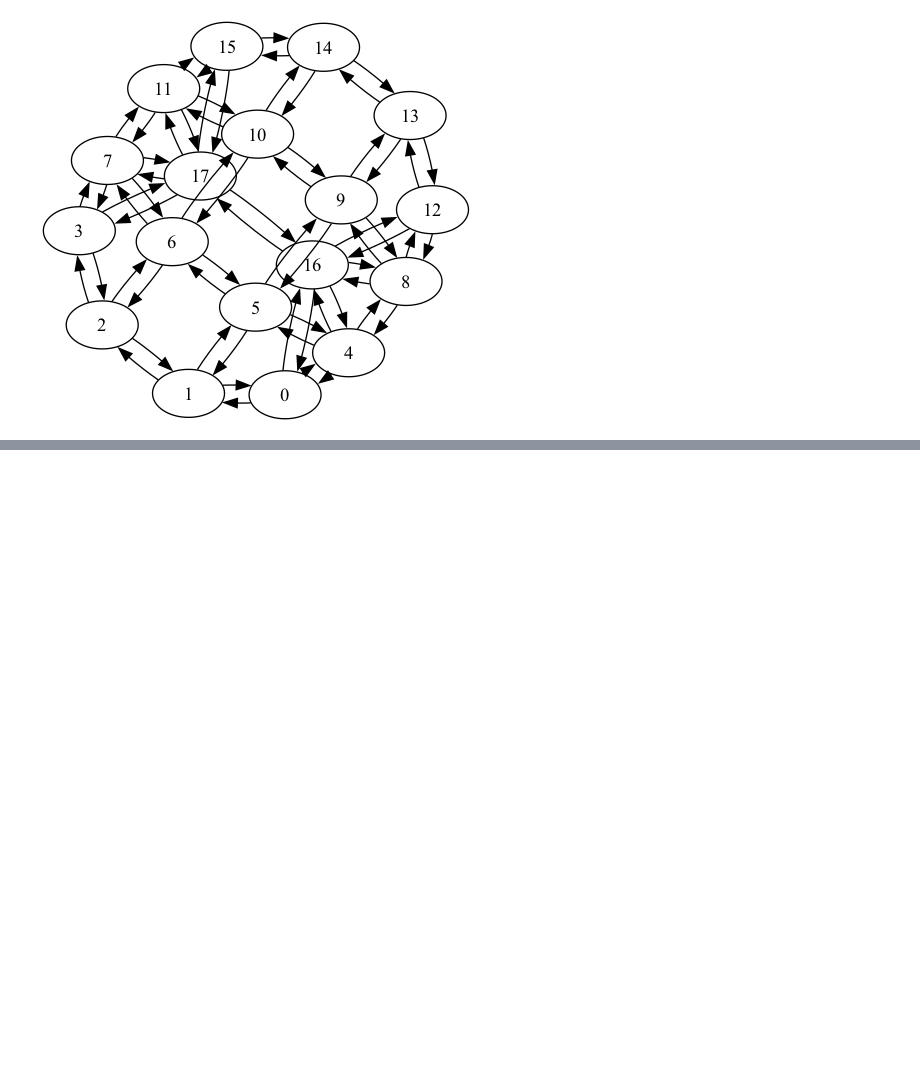
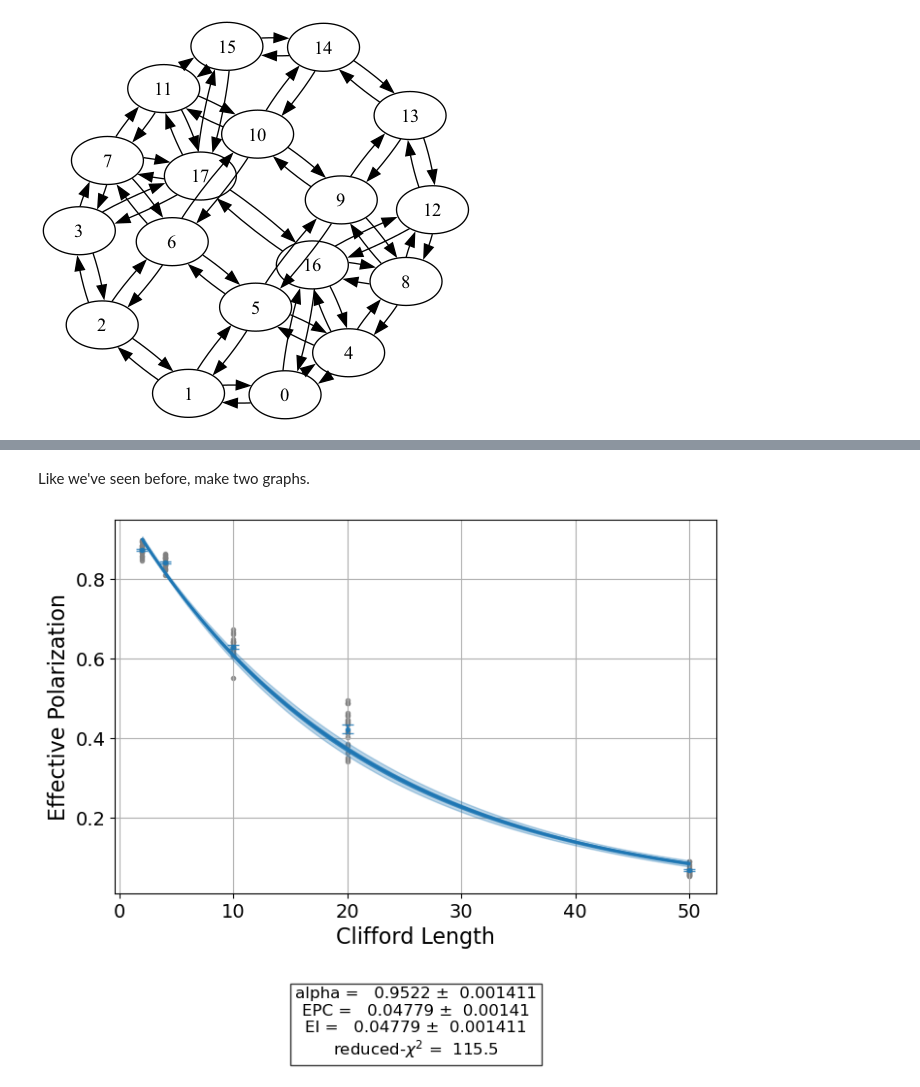
Before and after one commit to moth-quantum/qiskit-device-benchmarking, a Jupyter notebook: mirror_qa_topo.ipynb, the cells around one changed output, grey strips where cells are left out. Drawn from its saved outputs; the diff is of its cells as text; code cells hidden in the pictures; blank space fills up the shorter version.

Commit message:
Added topological analysis notebook

```diff
--- a/mirror_qa_topo.ipynb
+++ b/mirror_qa_topo.ipynb
@@ -33,0 +76,9 @@ TopoUtil.checkCouple(cmap)
+# %%
+backend = AerSimulator(
+    method="stabilizer",
+    noise_model=noise_model if (p1 > 0 or p2 > 0) else None,
+    target=target,
+    max_parallel_threads=0,
+    max_parallel_experiments=0,
+    seed_simulator=SEED,
+)
@@ -33,0 +90,21 @@ TopoUtil.checkCouple(cmap)
+# %%
+exp = MirrorQATopo(
+    range(legit_qubits),
+    lengths=lengths,
+    sampling_mode='topo',
+    mode='random', # This mode is the same with NewSampler's behaviour.
+    backend=backend,
+    two_qubit_gate_density=0.5,
+    num_samples=num_samples,
+    initial_entangling_angle=np.pi / 2,
+    seed=SEED,
+)
+exp.set_run_options(shots=shots)
+rb_data = exp.run()
+print(rb_data.job_ids)
+
+for i in range(len(exp._pairs)):
+    length = lengths[i % num_lengths]
+    sample = i // num_lengths
+    print(f"Circuit {i:3d} | length={length:3d}, sample={sample:2d}: "
+          f"{len(exp._pairs[i])} pairs — {exp._pairs[i]}")
@@ -33,0 +129,9 @@ TopoUtil.checkCouple(cmap)
+# %% [markdown]
+Like we've seen before, make two graphs.
+# %%
+exp.analysis.set_options(analyzed_quantity="Effective Polarization")
+analysis = exp.analysis.run(rb_data)
+# %%
+analysis.figure(0)
+# %% [output]
+[figure, added]
```
Also changed, not shown: parts of 8 cells of this notebook, 5 other files.
